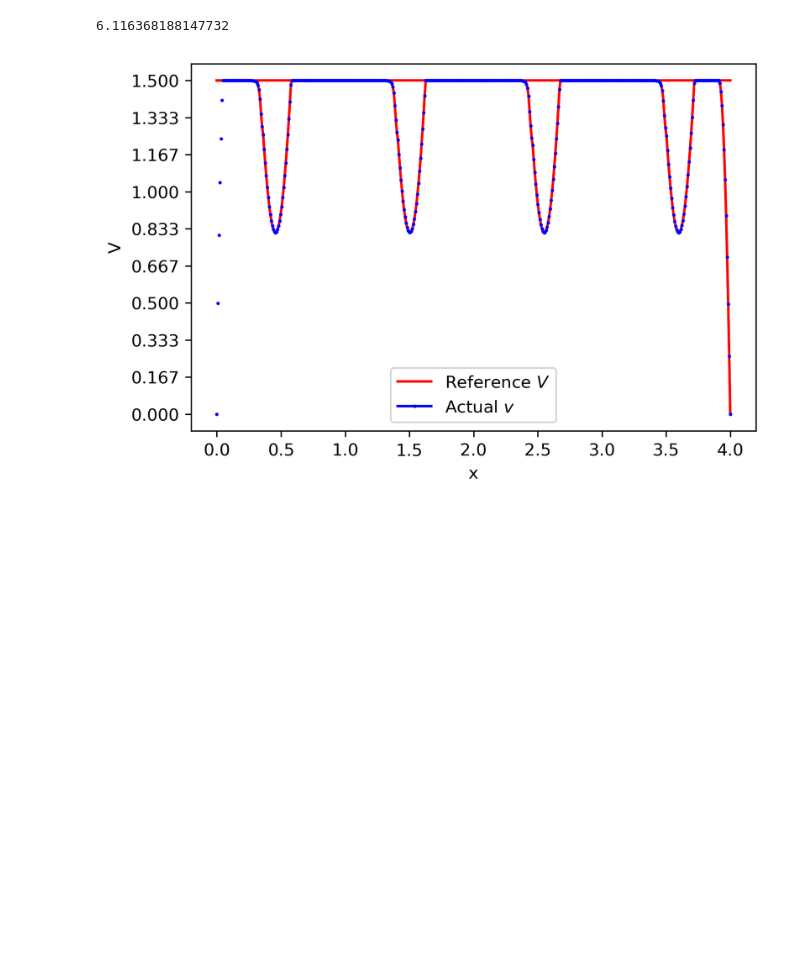
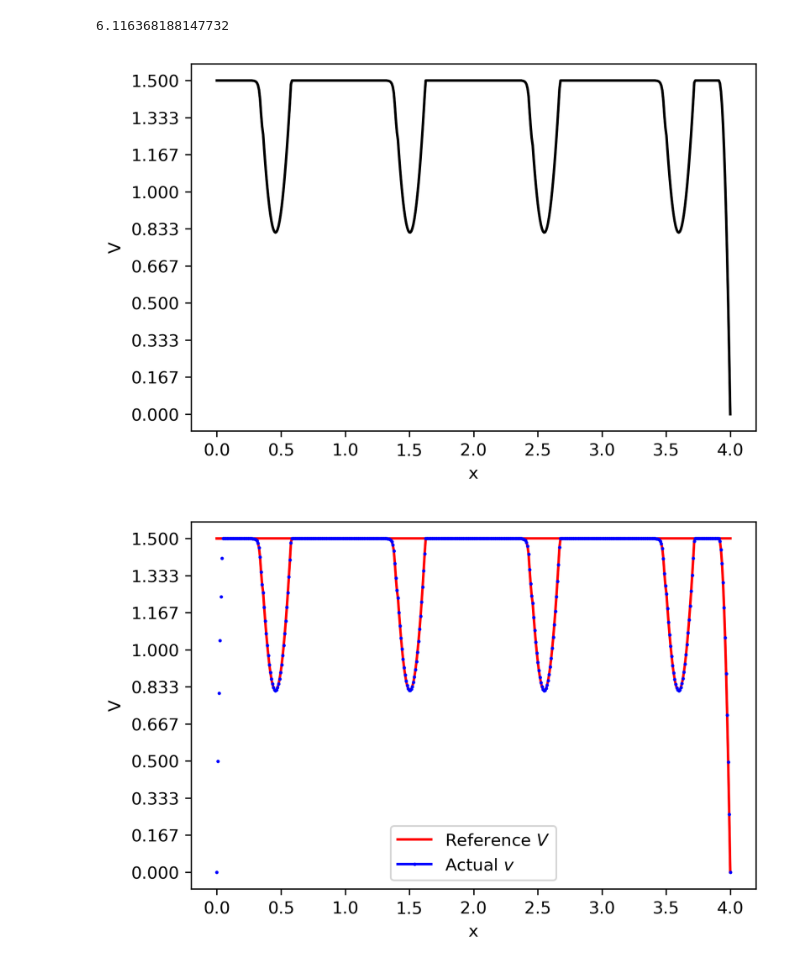
Before and after one commit to mattephi/theormech.hw, a Jupyter notebook: RHW1/rhw1.ipynb, the cells around one changed output. Saved outputs shown, nothing was run; the diff lists cells and outputs as text; code cells hidden in the pictures; blank space fills up the shorter version.

```diff
--- a/RHW1/rhw1.ipynb
+++ b/RHW1/rhw1.ipynb
@@ -100,6 +100,23 @@ np.sum(dt_i)
 # %%
 
 a_i = np.asarray([(v_i[i] - v_i[i - 1]) / dt_i[i] for i in range(1, steps)] + [0])
+# %%
+fig, ax = plt.subplots()
+xdata = x_i
+ydata = [v_max] * steps
+fig.set_dpi(300)
+ax.set_yticks(np.linspace(0, 1.5, 10))
+ax.set_xlabel('x')
+ax.set_ylabel('V')
+plt.plot(xdata, v_max_i, color='black', label=r'Reference $V$')
+
+plt.rcParams.update({
+    "savefig.facecolor": (1.0, 1.0, 1.0, 1)
+})
+
+plt.savefig('vel_res.png', dpi=300)
+# %% [output]
+[figure, added]
 # %%
 fig, ax = plt.subplots()
 xdata = x_i
```
Also changed, not shown: parts of 3 cells of this notebook, 4 other files.
